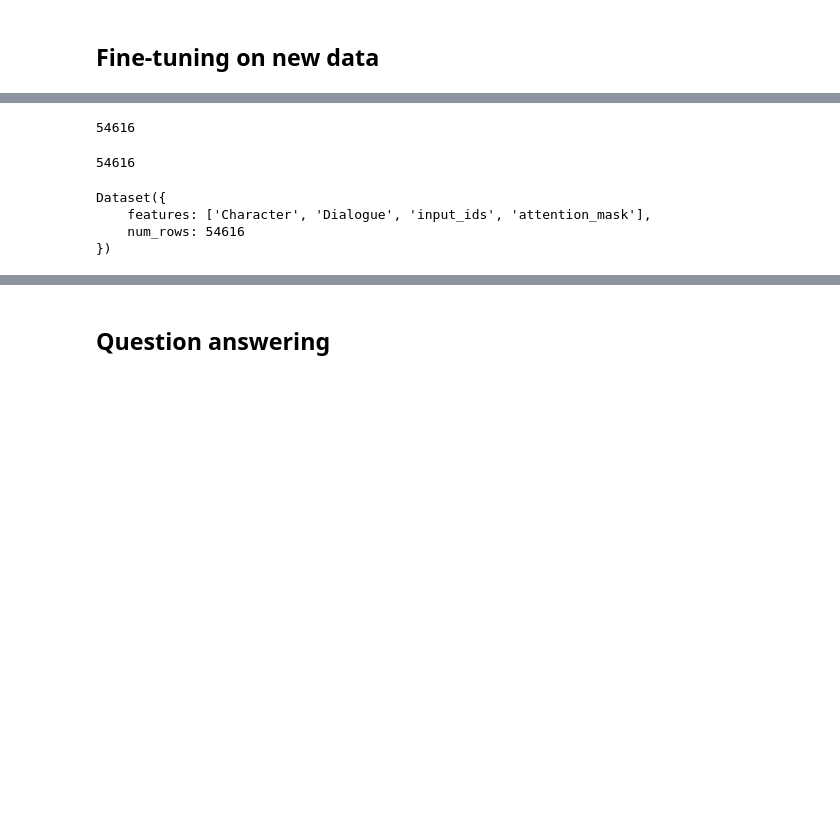
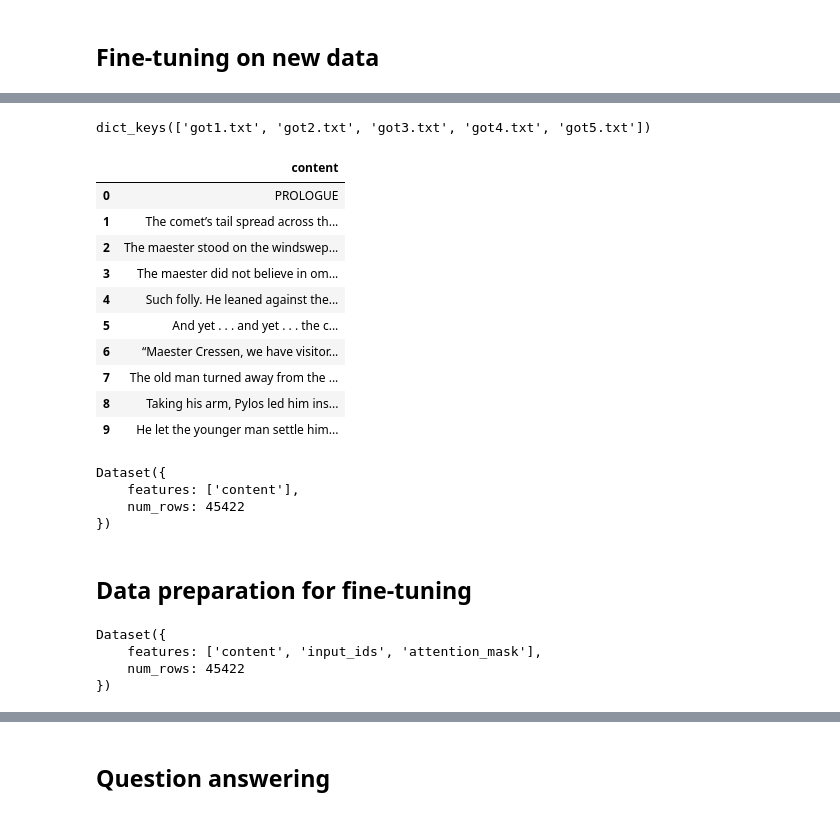
Before and after one commit to alan-turing-institute/summer-experience-challenges, a Jupyter notebook: language_modelling_challenge/exploration.ipynb, the cells around one changed output, grey strips where cells are left out. Saved outputs shown, nothing was run; the diff lists cells and outputs as text; code cells hidden in the pictures; blank space fills up the shorter version.

Commit message:
train on colab

```diff
--- a/language_modelling_challenge/exploration.ipynb
+++ b/language_modelling_challenge/exploration.ipynb
@@ -112,4 +233,0 @@ seinfeld.head()
-# %%
-feature_name = "Character_Dialogue"
-seinfeld[feature_name] = seinfeld["Character"] + ": " + seinfeld["Dialogue"]
-seinfeld.head(60)
@@ -134,4 +241,3 @@ seinfeld.head(60)
 # %%
-seinfeld_dataset = Dataset.from_pandas(seinfeld[["Character", "Dialogue"]])
-seinfeld_dataset
+uploaded = files.upload()
 # %% [output]
@@ -142,28 +250,44 @@ Dataset({
-# %%
-len(seinfeld_dataset["Character"])
-# %% [output]
-54616
-# %%
-len(seinfeld_dataset["Dialogue"])
-# %% [output]
-54616
+# %%
+uploaded.keys()
+# %% [output]
+dict_keys(['got1.txt', 'got2.txt', 'got3.txt', 'got4.txt', 'got5.txt'])
 # %%
-# set padding to False for now - when we train, we'll use dynamic padding...
-tokenizer_args = {"padding": False, "truncation": True}
-def tokenize_function(dataset):
-    return tokenizer(
-        dataset["Character"],
-        dataset["Dialogue"],
-        **tokenizer_args,
-    )
+def read_script(filename):
+    with open(filename, 'r') as f:
+        return(f.read().split('\n\n'))
+
+GoT = pd.DataFrame({feature_name: [read_script(x) for x in uploaded.keys()]}).explode(feature_name).reset_index(drop=True)
+GoT.head(10)
+# %% [output]
+|  | content |
+| 0 | PROLOGUE |
+| 1 | The comet’s tail spread across th... |
+| 2 | The maester stood on the windswep... |
+| 3 | The maester did not believe in om... |
+| 4 | Such folly. He leaned against the... |
+| 5 | And yet . . . and yet . . . the c... |
+| 6 | “Maester Cressen, we have visitor... |
+| 7 | The old man turned away from the ... |
+| 8 | Taking his arm, Pylos led him ins... |
+| 9 | He let the younger man settle him... |
+# %%
+dataset = Dataset.from_pandas(GoT[[feature_name]])
+dataset
+# %% [output]
+Dataset({
+    features: ['content'],
+    num_rows: 45422
+})
+# %% [markdown]
+## Data preparation for fine-tuning
 # %%
-seinfeld_tokenized = seinfeld_dataset.map(tokenize_function,
-                                          batched=True,
-                                          batch_size=128)
+dataset = dataset.map(tokenize_function,
+                      batched=True,
+                      batch_size=1000,
+                      num_proc=4)
+dataset
+# %% [output]
+Dataset({
+    features: ['content', 'input_ids', 'attention_mask'],
+    num_rows: 45422
+})
-# %%
-seinfeld_tokenized
-# %% [output]
-Dataset({
-    features: ['Character', 'Dialogue', 'input_ids', 'attention_mask'],
-    num_rows: 54616
-})
```
Also changed, not shown: parts of 45 cells of this notebook.
